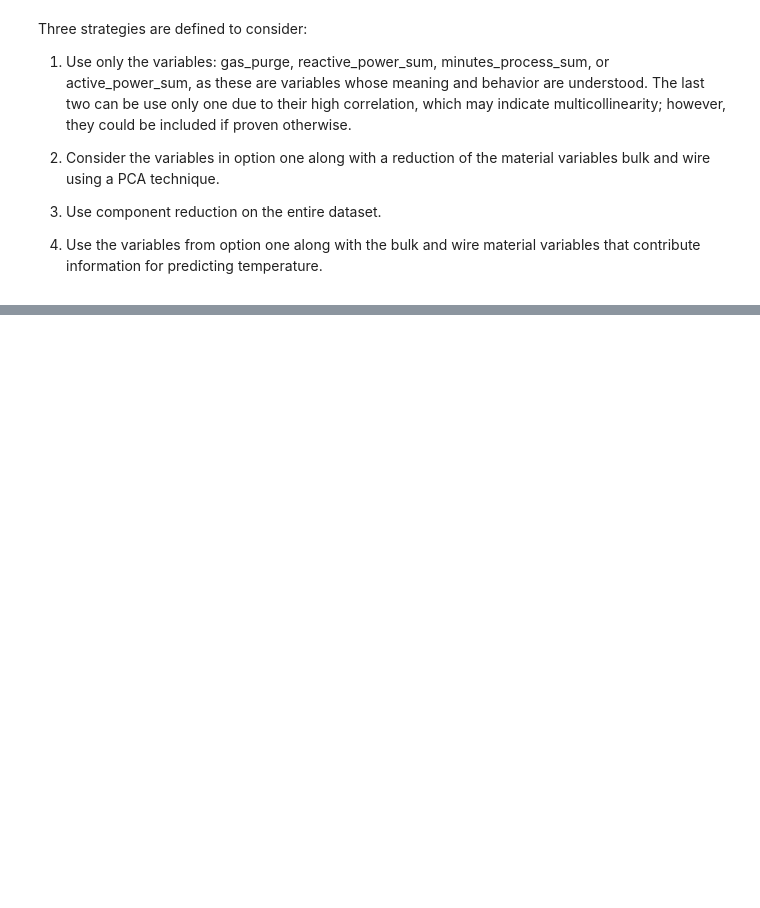
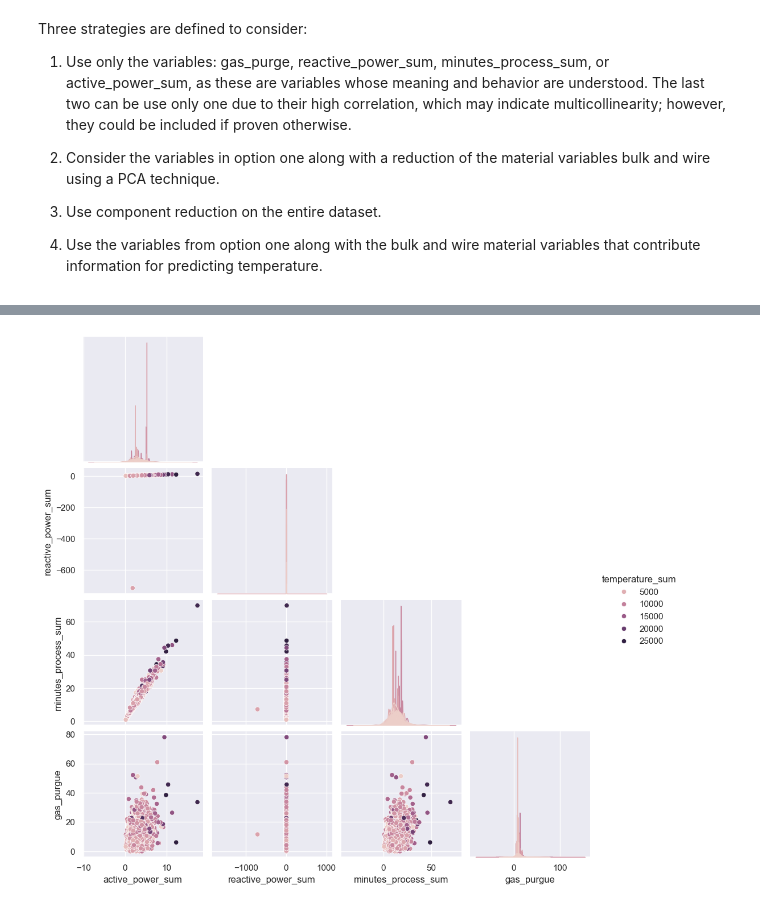
Before and after one commit to Kaiziferr/optimal_steel_temperature, a Jupyter notebook: models/select_best_features.ipynb, the cells around one changed output, grey strips where cells are left out. Drawn from its saved outputs; the diff is of its cells as text; code cells hidden in the pictures; blank space fills up the shorter version.

```diff
--- a/models/select_best_features.ipynb
+++ b/models/select_best_features.ipynb
@@ -199,0 +209,12 @@ Three strategies are defined to consider:
+# %%
+data_first = data[[
+    'active_power_sum',
+    'reactive_power_sum',
+    'minutes_process_sum',
+    'gas_purgue',
+    'temperature_sum']]
+# %%
+sns.pairplot(data_first, hue="temperature_sum", corner=True)
+plt.show()
+# %% [output]
+[figure, added]
```
Also changed, not shown: parts of 44 cells of this notebook.
